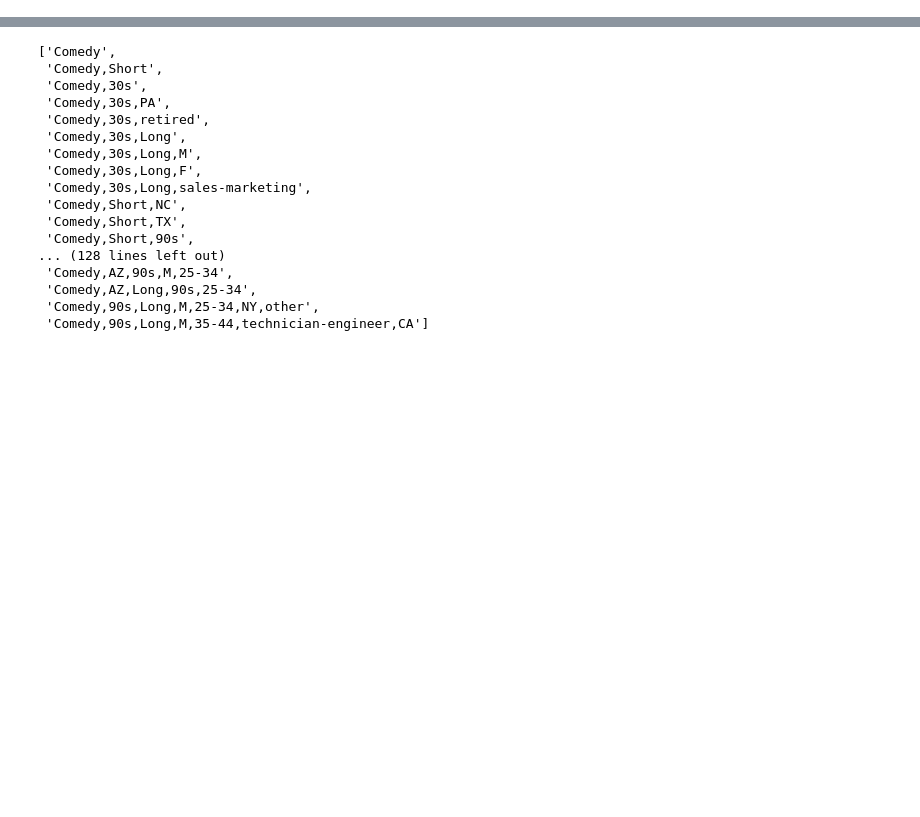
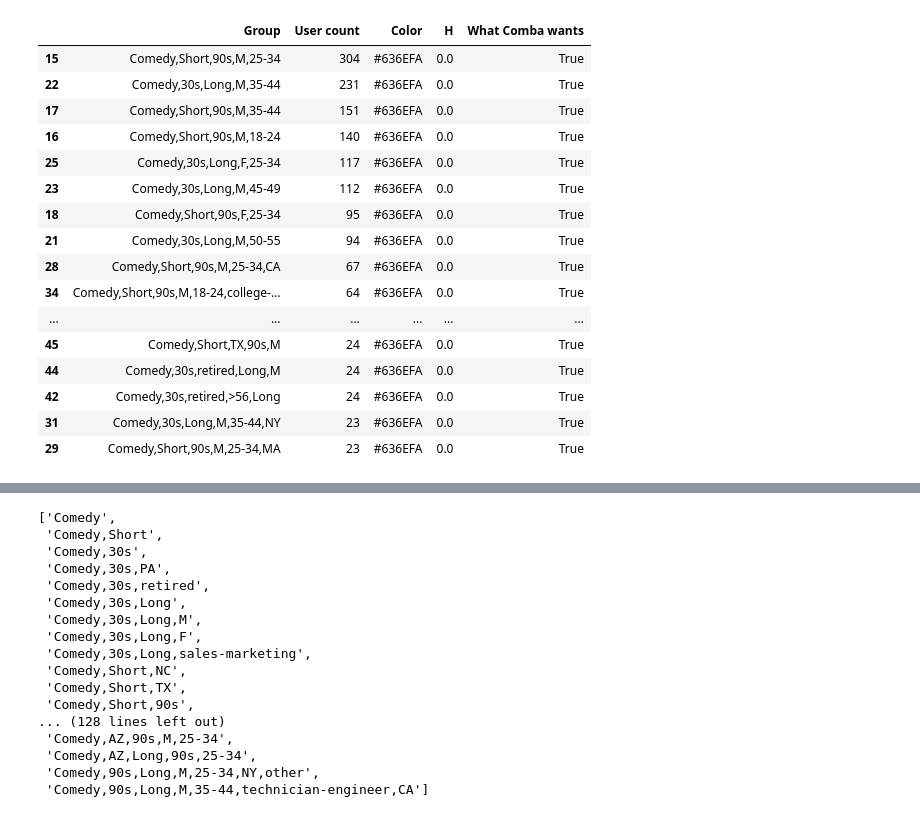
Before and after one commit to Vicente-Nejar-de-Almeida/hypothesis-driven-exploration, a Jupyter notebook: notebooks/visualization.ipynb, the cells around one changed output, grey strips where cells are left out. Saved outputs shown, nothing was run; the diff lists cells and outputs as text; code cells hidden in the pictures; blank space fills up the shorter version.

```diff
--- a/notebooks/visualization.ipynb
+++ b/notebooks/visualization.ipynb
@@ -80,3 +80,26 @@ fig.show()
 # plotly.offline.plot(fig, filename='sunburst.pdf')
 # %% [output]
 [interactive output not drawn]
+# %%
+import seaborn as sns
+
+df = pd.DataFrame({
+    'Group': ids+ids2,
+    'User count': user_counts+user_counts2,
+    'Color': color_sequence+color_sequence2,
+})
+
+hypothesis_to_color = {
+    None: '',
+    0: '#636EFA',
+    1: '#EF553B',
+    2: '#00CC96',
+    3: '#AB63FA',
+    4: '#FFA15A',
+    5: '#19D3F3',
+    6: '#FF6692',
+}
+
+color_to_hypothesis = {v: k for k, v in hypothesis_to_color.items()}
+
+df['H'] = df['Color'].map(lambda c: color_to_hypothesis[c])
@@ -82,0 +126,4 @@ fig.show()
+# %%
+df['What Comba wants'] = df['Group'].map(lambda x: True if x.count(',') >= 4 else False)
+df = df[df['What Comba wants'] == True].copy()
+df
@@ -82,0 +162,20 @@ fig.show()
+# %%
+df[df.H == 0].sort_values(by='User count', ascending=False)
+# %% [output]
+|  | Group | User count | Color | H | What Comba wants |
+| 15 | Comedy,Short,90s,M,25-34 | 304 | #636EFA | 0.0 | True |
+| 22 | Comedy,30s,Long,M,35-44 | 231 | #636EFA | 0.0 | True |
+| 17 | Comedy,Short,90s,M,35-44 | 151 | #636EFA | 0.0 | True |
+| 16 | Comedy,Short,90s,M,18-24 | 140 | #636EFA | 0.0 | True |
+| 25 | Comedy,30s,Long,F,25-34 | 117 | #636EFA | 0.0 | True |
+| 23 | Comedy,30s,Long,M,45-49 | 112 | #636EFA | 0.0 | True |
+| 18 | Comedy,Short,90s,F,25-34 | 95 | #636EFA | 0.0 | True |
+| 21 | Comedy,30s,Long,M,50-55 | 94 | #636EFA | 0.0 | True |
+| 28 | Comedy,Short,90s,M,25-34,CA | 67 | #636EFA | 0.0 | True |
+| 34 | Comedy,Short,90s,M,18-24,college-... | 64 | #636EFA | 0.0 | True |
+| ... | ... | ... | ... | ... | ... |
+| 45 | Comedy,Short,TX,90s,M | 24 | #636EFA | 0.0 | True |
+| 44 | Comedy,30s,retired,Long,M | 24 | #636EFA | 0.0 | True |
+| 42 | Comedy,30s,retired,>56,Long | 24 | #636EFA | 0.0 | True |
+| 31 | Comedy,30s,Long,M,35-44,NY | 23 | #636EFA | 0.0 | True |
+| 29 | Comedy,Short,90s,M,25-34,MA | 23 | #636EFA | 0.0 | True |
```
Also changed, not shown: parts of 15 cells of this notebook, 11 other files.
